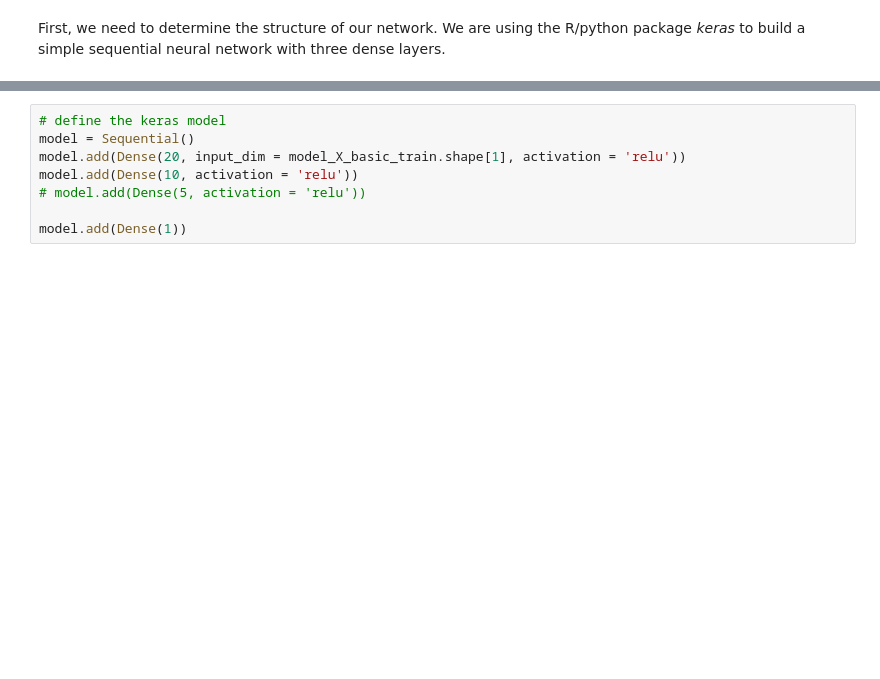
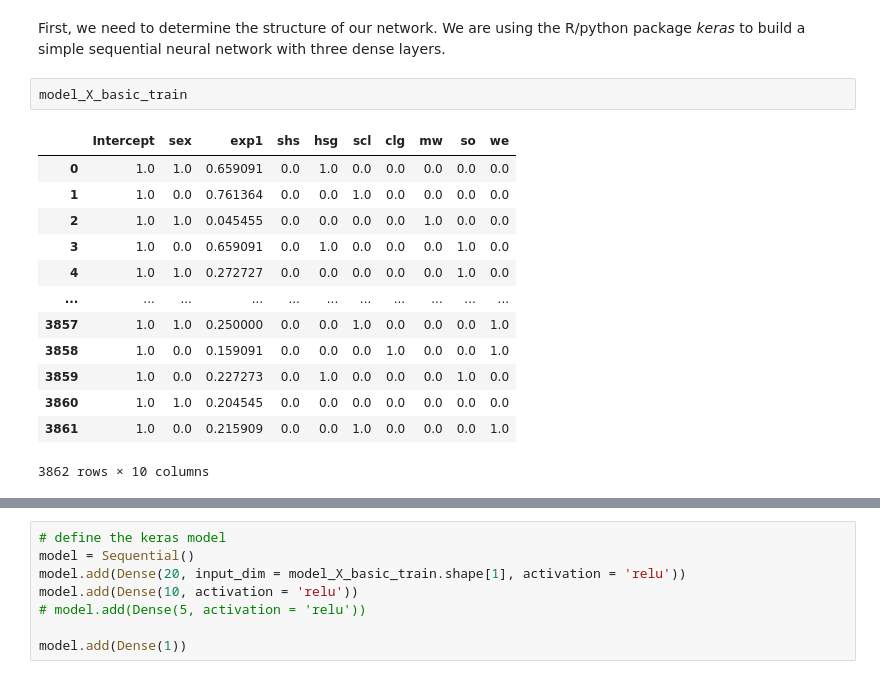
Before and after one commit to alexanderquispe/14.38_Causal_ML, a Jupyter notebook: Jupyter_Notebooks/pm3_notebook_newdata_nn.ipynb, the cells around one changed output, grey strips where cells are left out. Cells and saved outputs as stored; diff of their text form; blank space fills up the shorter version.

```diff
--- a/Jupyter_Notebooks/pm3_notebook_newdata_nn.ipynb
+++ b/Jupyter_Notebooks/pm3_notebook_newdata_nn.ipynb
@@ -98,5 +185,21 @@ Y_test, model_X_basic_test = patsy.dmatrices(formula_basic, data_test_scaled, re
 ### Neural Networks
 # %% [markdown]
 First, we need to determine the structure of our network. We are using the R/python package *keras* to build a simple sequential neural network with three dense layers.
+# %%
+model_X_basic_train
+# %% [output]
+|  | Intercept | sex | exp1 | shs | hsg | scl | clg | mw | so | we |
+| 0 | 1.0 | 1.0 | 0.659091 | 0.0 | 1.0 | 0.0 | 0.0 | 0.0 | 0.0 | 0.0 |
+| 1 | 1.0 | 0.0 | 0.761364 | 0.0 | 0.0 | 1.0 | 0.0 | 0.0 | 0.0 | 0.0 |
+| 2 | 1.0 | 1.0 | 0.045455 | 0.0 | 0.0 | 0.0 | 0.0 | 1.0 | 0.0 | 0.0 |
+| 3 | 1.0 | 0.0 | 0.659091 | 0.0 | 1.0 | 0.0 | 0.0 | 0.0 | 1.0 | 0.0 |
+| 4 | 1.0 | 1.0 | 0.272727 | 0.0 | 0.0 | 0.0 | 0.0 | 0.0 | 1.0 | 0.0 |
+| ... | ... | ... | ... | ... | ... | ... | ... | ... | ... | ... |
+| 3857 | 1.0 | 1.0 | 0.250000 | 0.0 | 0.0 | 1.0 | 0.0 | 0.0 | 0.0 | 1.0 |
+| 3858 | 1.0 | 0.0 | 0.159091 | 0.0 | 0.0 | 0.0 | 1.0 | 0.0 | 0.0 | 1.0 |
+| 3859 | 1.0 | 0.0 | 0.227273 | 0.0 | 1.0 | 0.0 | 0.0 | 0.0 | 1.0 | 0.0 |
+| 3860 | 1.0 | 1.0 | 0.204545 | 0.0 | 0.0 | 0.0 | 0.0 | 0.0 | 0.0 | 0.0 |
+| 3861 | 1.0 | 0.0 | 0.215909 | 0.0 | 0.0 | 1.0 | 0.0 | 0.0 | 0.0 | 1.0 |
+3862 rows × 10 columns
 # %%
 model_X_basic_train.shape[1]
```
Also changed, not shown: parts of 21 cells of this notebook, 5 other files.
